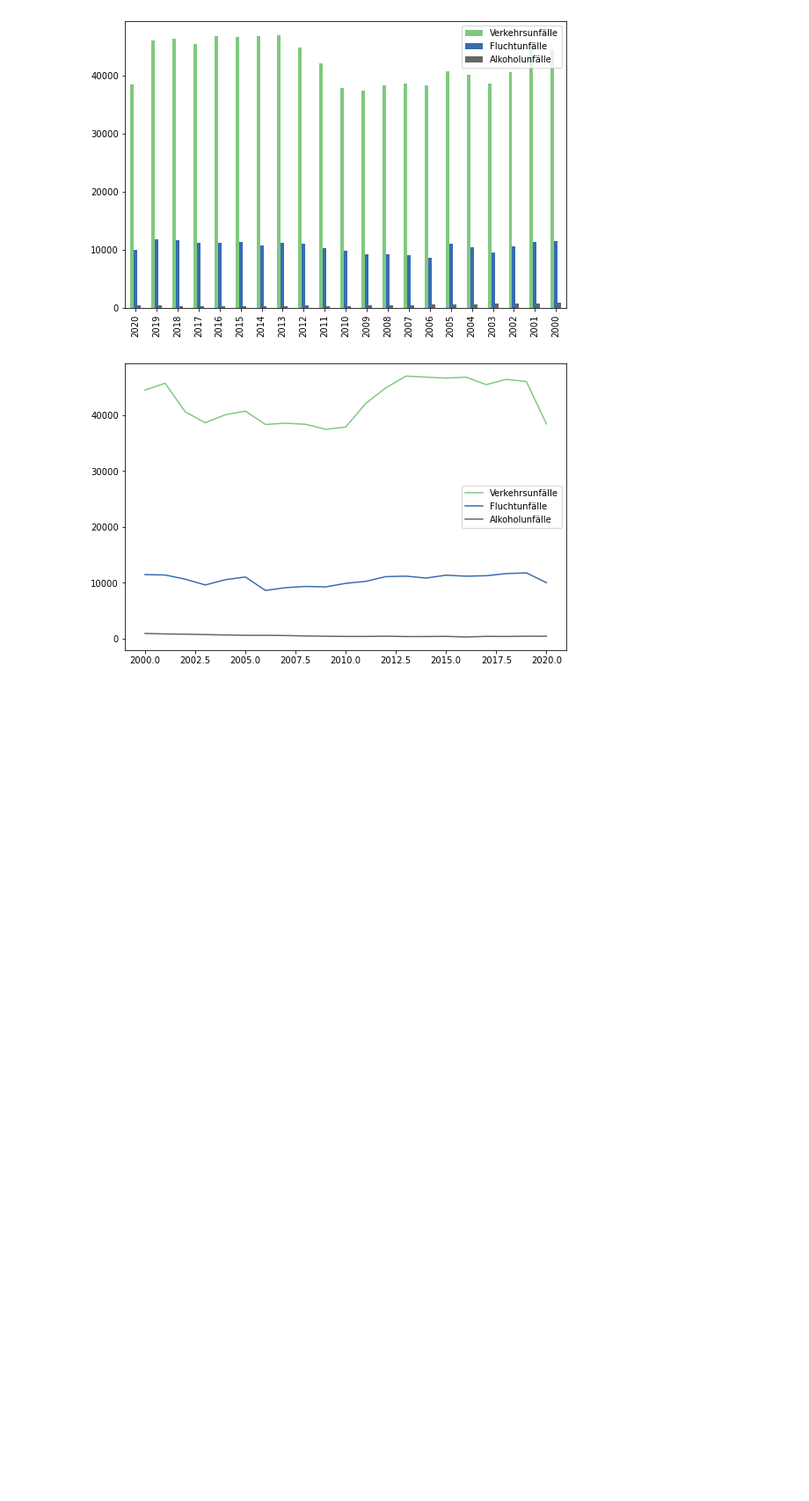
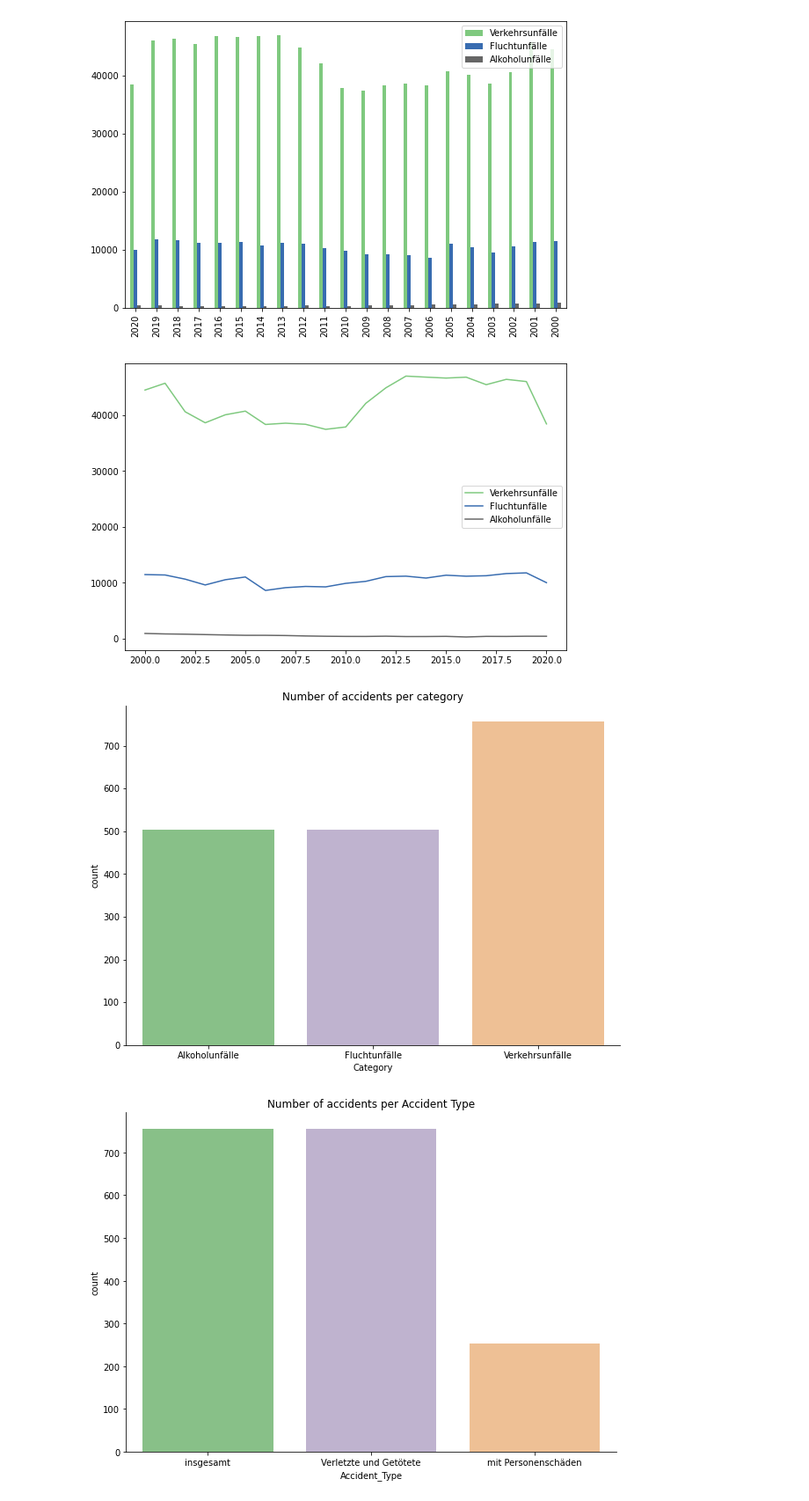
Before and after one commit to samirazazy/DPS-AI-CHALLENGE, a Jupyter notebook: model.ipynb, the cells around one changed output. Shown: that part at 88% size. Drawn from its saved outputs; the diff is of its cells as text; code cells hidden in the pictures; blank space fills up the shorter version.

Commit message:
- Plot Number of accidents per category - Plot Number of accidents per Accident Type

```diff
--- a/model.ipynb
+++ b/model.ipynb
@@ -66,3 +66,25 @@ plt.gcf().set_size_inches(9,6)
 [figure]
 [figure]
 [figure]
+# %%
+# Remove null values
+data = data.dropna()
+
+# Remove the 'Summe' from Month column
+data = data[data['Month'] != 'Summe']
+
+# Get only month numbers in Month column
+data['Month'] = data['Month'].str[-2:]
+# %%
+# Plot Number of accidents per category
+plot = sns.catplot(x="Category", kind="count", data=data, palette="Accent")
+plt.title('Number of accidents per category')
+plt.gcf().set_size_inches(9,6)
+
+# Plot Number of accidents per Accident Type
+plot = sns.catplot(x="Accident_Type", kind="count", data=data, palette="Accent")
+plt.title('Number of accidents per Accident Type')
+plt.gcf().set_size_inches(9,6)
+# %% [output]
+[figure, added]
+[figure, added]
```
